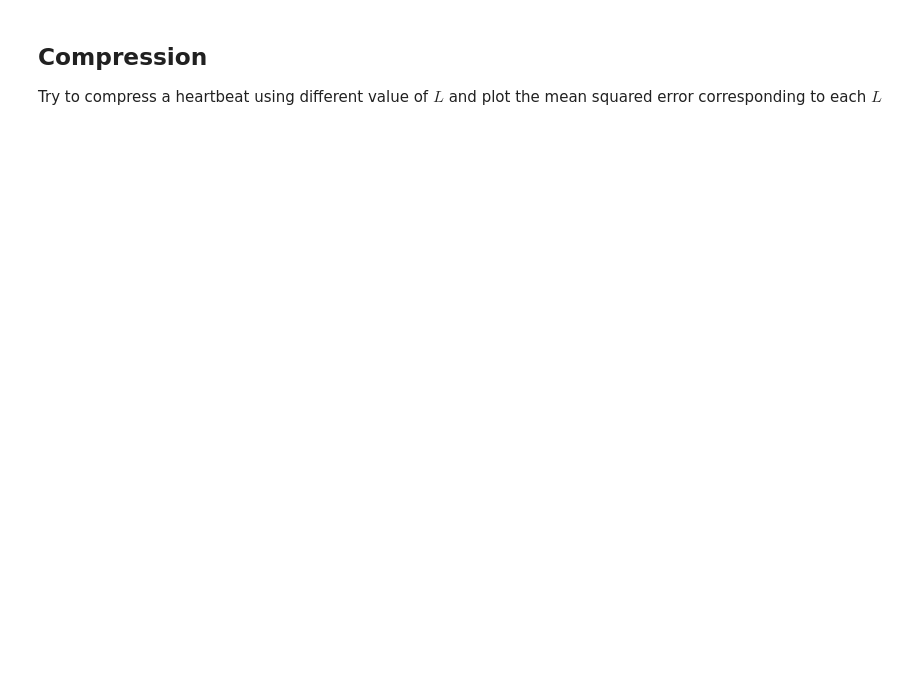
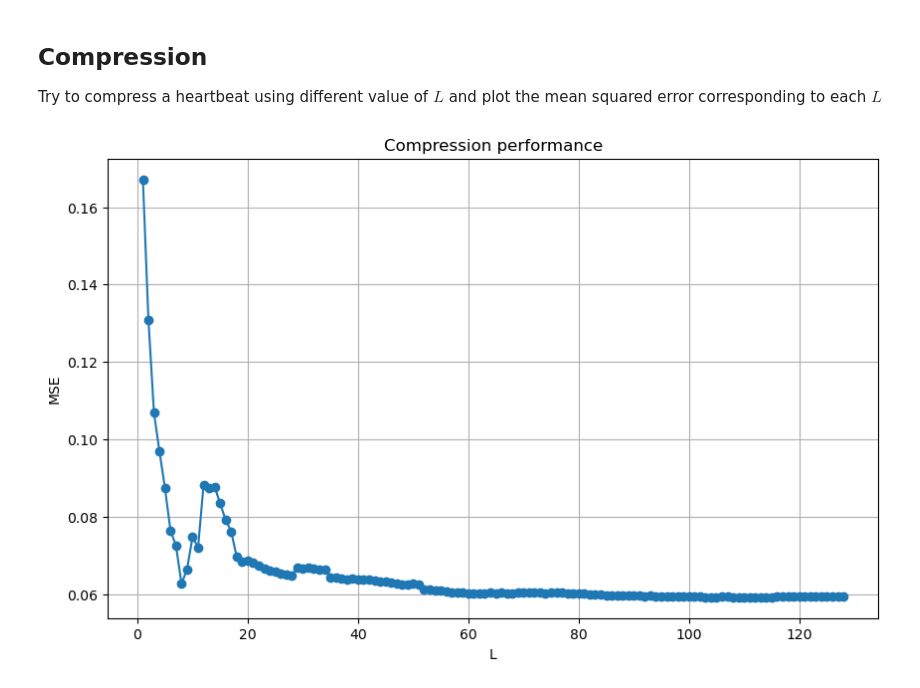
Before and after one commit to PietroCaforio/MMIP_assignments, a Jupyter notebook: lez_1_orthonormal_basis.ipynb, the cells around one changed output. Saved outputs shown, nothing was run; the diff lists cells and outputs as text; code cells hidden in the pictures; blank space fills up the shorter version.

```diff
--- a/lez_1_orthonormal_basis.ipynb
+++ b/lez_1_orthonormal_basis.ipynb
@@ -128,17 +152,19 @@ S_hat = np.zeros((M, nBeats))
 L = 21 # sparsity level (try different values)
 
 for i in range(nBeats):
-    origSignal = #
-    noisySignal = #
+    origSignal = S0[:,i]
+    noisySignal = origSignal + sigma_noise * np.random.normal(size=origSignal.shape)
 
     # transform each signal separately (analysis)
-    x = #
+    x = np.matmul(D.T,noisySignal)
 
     # keep only the L largest coefficients (absolute value)
-    x_HT[:, i] = #
+    largest_indices = np.argsort(np.abs(x))[-L:]  # Indices of L largest coefficients
+    X_HT[:, i] = np.zeros(M)  # Initialize with zeros
+    X_HT[largest_indices, i] = x[largest_indices]
 
     # invert the transformation
-    s_hat = #
+    s_hat = np.matmul(X_HT[:, i],D)
 
     S_hat[:, i] = s_hat
 # %% [markdown]
@@ -164,30 +193,34 @@ Try to compress a heartbeat using different value of $L$ and plot the mean squar
 # %%
 x_HT = np.zeros((M)) # initialize the matrix of representations of S w.r.t. D
 s_hat = np.zeros((M))
 
 L_values = np.arange(1, M+1)
 MSE_values = np.zeros(M)
 
 origSignal = S[:, 0]
 
 for L in L_values:
      # transform each signal separately (analysis)
-    x = #
+    x = np.matmul(D.T,origSignal)
 
     # keep only the L largest coefficients (absolute value)
     #[...]
-    x_HT[:, i] = #
+    largest_indices = np.argsort(np.abs(x))[-L:]
+    X_HT[:, i] = np.zeros(M)  # Initialize with zeros
+    X_HT[largest_indices, i] = x[largest_indices]
 
     # invert the transformation
-    s_hat = #
+    s_hat = np.matmul(X_HT[:, i],D)
 
-    mse = #
+    mse = (np.square(s_hat - origSignal)).mean()
 
     MSE_values[L-1] = mse
 
 plt.figure(figsize=(10,6))
 plt.plot(L_values, MSE_values, '-o')
 plt.xlabel('L')
 plt.ylabel('MSE')
 plt.title('Compression performance')
 plt.grid()
+# %% [output]
+[figure, added]
```
Also changed, not shown: parts of 17 cells of this notebook.
